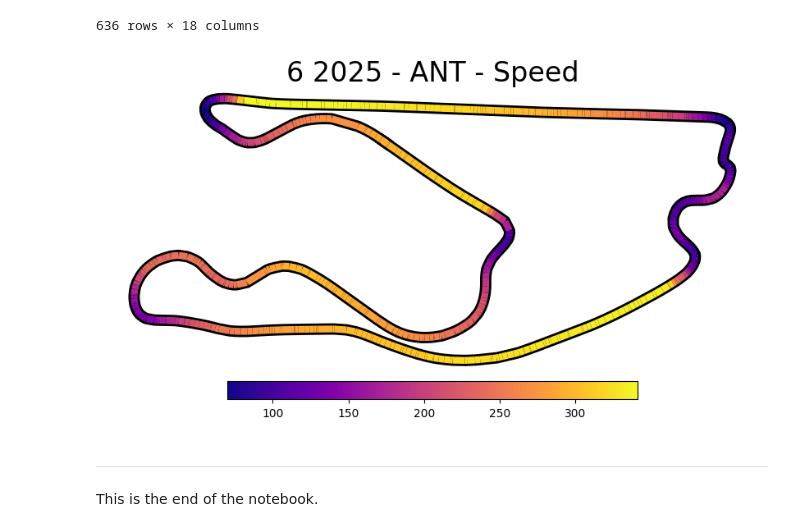
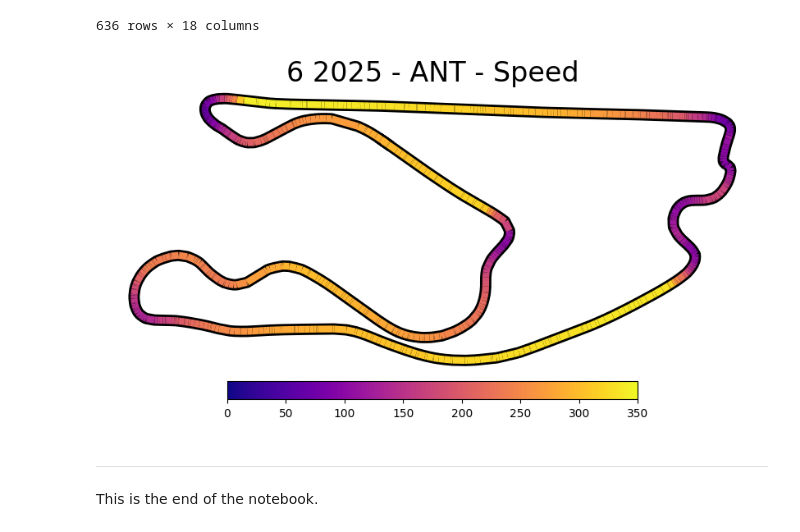
Before and after one commit to matt-bernhardt/f1-notebooks, a Jupyter notebook: notebooks/miami25/speed-map.ipynb, the cells around one changed output. Drawn from its saved outputs; the diff is of its cells as text; code cells hidden in the pictures.

```diff
--- a/notebooks/miami25/speed-map.ipynb
+++ b/notebooks/miami25/speed-map.ipynb
@@ -86,36 +87,36 @@ fig.suptitle(f'{weekend.name} {year} - {driver} - Speed', size=24, y=0.97)
 # Adjust margins and turn of axis
 plt.subplots_adjust(left=0.1, right=0.9, top=0.9, bottom=0.12)
 ax.axis('off')
 
 
 # After this, we plot the data itself.
 # Create background track line
 ax.plot(lap.telemetry['X'], lap.telemetry['Y'],
         color='black', linestyle='-', linewidth=10, zorder=0)
 
 # Create a continuous norm to map from data points to colors
-norm = plt.Normalize(color.min(), color.max())
+norm = plt.Normalize(0, 350)
 lc = LineCollection(segments, cmap=colormap, norm=norm,
                     linestyle='-', linewidth=6)
 
 # Set the values used for colormapping
 lc.set_array(color)
 
 # Merge all line segments together
 line = ax.add_collection(lc)
 
 
 # Finally, we create a color bar as a legend.
 cbaxes = fig.add_axes([0.25, 0.05, 0.5, 0.05])
-normlegend = mpl.colors.Normalize(vmin=color.min(), vmax=color.max())
+normlegend = mpl.colors.Normalize(vmin=0, vmax=350)
 legend = mpl.colorbar.ColorbarBase(cbaxes, norm=normlegend, cmap=colormap,
                                    orientation="horizontal")
 
 
 # Show the plot
 plt.show()
 # %% [output]
-[figure, old version]
+[figure, new version]
 # %% [markdown]
 ---
 
```
Also changed, not shown: parts of 1 cell of this notebook, 6 other files.
